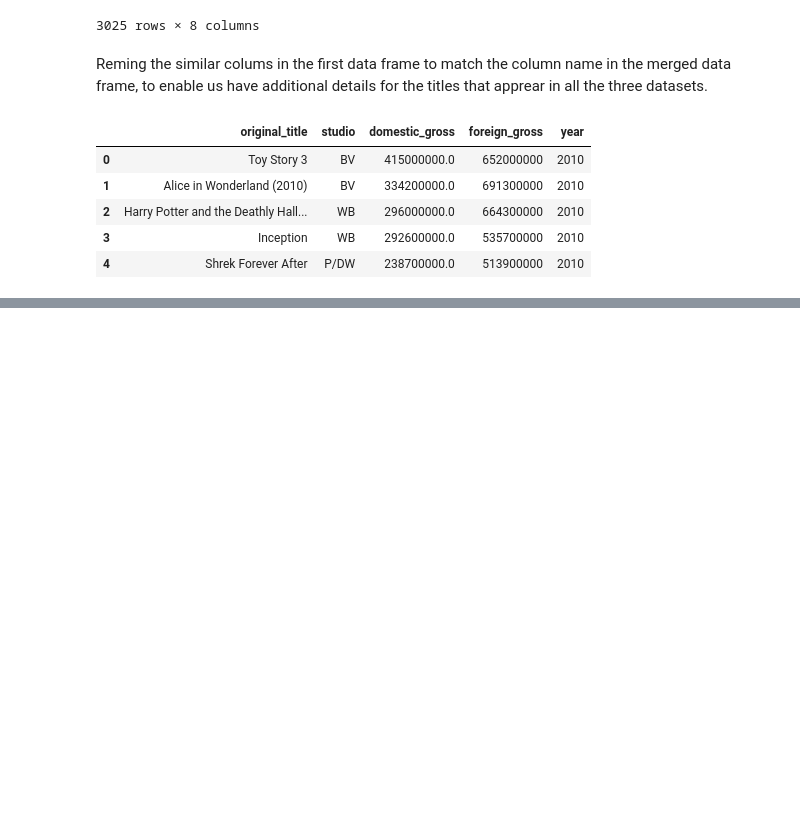
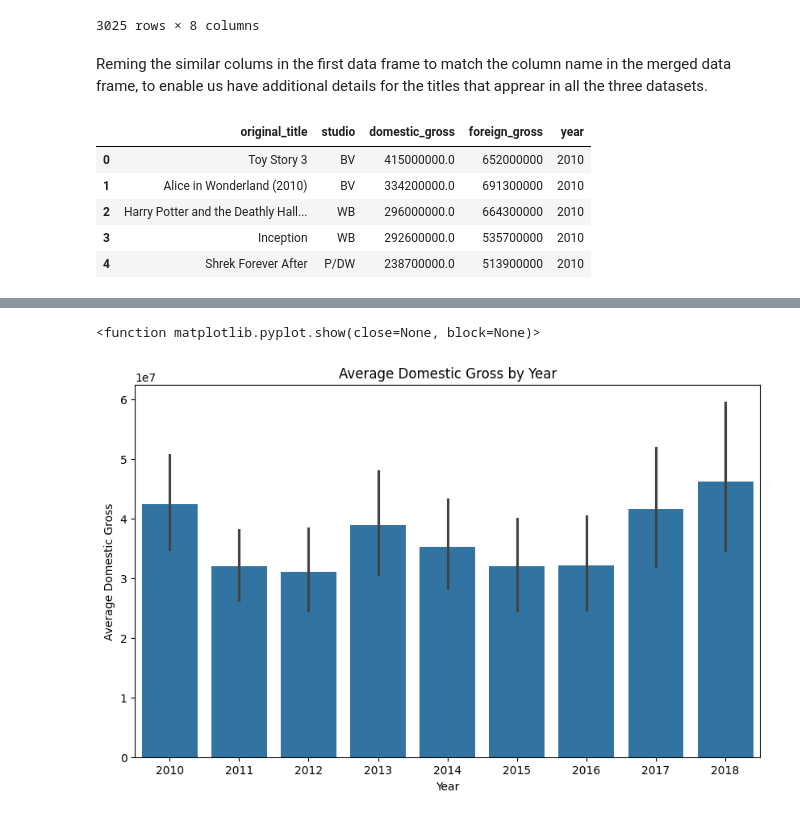
Before and after one commit to vmicheni123/dsc-dictionaries-lab, a Jupyter notebook: Valerian_Project.ipynb, the cells around one changed output, grey strips where cells are left out. Drawn from its saved outputs; the diff is of its cells as text; code cells hidden in the pictures; blank space fills up the shorter version.

```diff
--- a/Valerian_Project.ipynb
+++ b/Valerian_Project.ipynb
@@ -146,0 +209,11 @@ SECTION 2: Data analysis and Visualization
+# %%
+# Which year had teh higest average domestic_gross
+plt.figure(figsize=(10, 6))
+sns.barplot(x='year', y='domestic_gross', data=df)
+plt.title('Average Domestic Gross by Year')
+plt.xlabel('Year')
+plt.ylabel('Average Domestic Gross')
+plt.show
+# %% [output]
+<function matplotlib.pyplot.show(close=None, block=None)>
+[figure, added]
```
Also changed, not shown: parts of 8 cells of this notebook.
